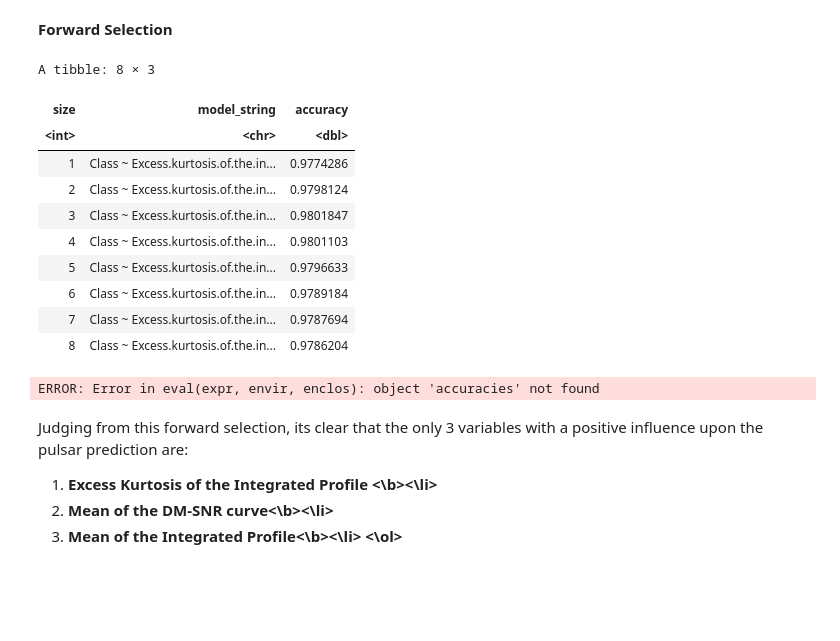
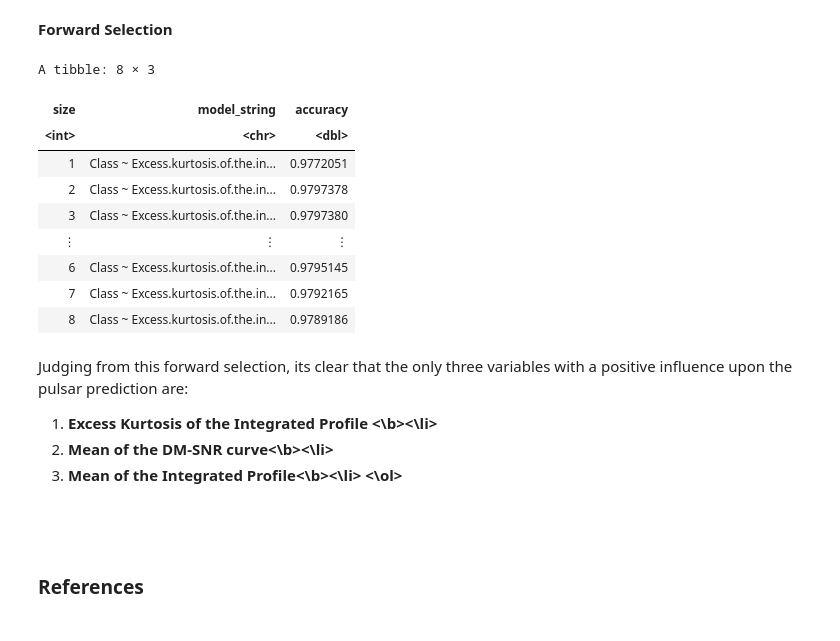
Before and after one commit to Remembria/Group-Analysis-of-Pulsar-Signalling, a Jupyter notebook: Group_Project_Report.ipynb, the cells around one changed output. Cells and saved outputs as stored; diff of their text form; code cells hidden in the pictures.

```diff
--- a/Group_Project_Report.ipynb
+++ b/Group_Project_Report.ipynb
@@ -202,8 +178,6 @@ ggpairs(pulsar_training)
 # %% [markdown]
 **Forward Selection**
 # %%
-options(repr.matrix.max.rows = 10)
-
 p_cols <- colnames(pulsar_training %>% select(-Class))
 
 accuracies <- tibble(size = integer(),
@@ -233,47 +207,42 @@ for (i in 1:length(p_cols)) {
             step_center(all_predictors())
 
         acc <- workflow() %>%
                         add_recipe(pulsar_recipe) %>%
                         add_model(knn_spec) %>%
                         tune_grid(resamples = pulsar_vfold, grid = 10) %>%
                         collect_metrics() %>%
                         filter(.metric == "accuracy") %>%
                         summarize(mx = max(mean))
 
         acc <- acc$mx %>% unlist()
 
         accs[[j]] <- acc
 
         models[[j]] <- model_string
     }
     jstar <- which.max(unlist(accs))
     accuracies <- accuracies %>%
                     add_row(size = i,
                             model_string = models[[jstar]],
                             accuracy = accs[[jstar]])
     selected <- c(selected, p_cols[[jstar]])
     p_cols <- p_cols[-jstar]
 }
 
 accuracies
 # %% [output]
 A tibble: 8 × 3
 | size | model_string | accuracy |
 | <int> | <chr> | <dbl> |
-| 1 | Class ~ Excess.kurtosis.of.the.in... | 0.9774286 |
-| 2 | Class ~ Excess.kurtosis.of.the.in... | 0.9798124 |
-| 3 | Class ~ Excess.kurtosis.of.the.in... | 0.9801847 |
-| 4 | Class ~ Excess.kurtosis.of.the.in... | 0.9801103 |
-| 5 | Class ~ Excess.kurtosis.of.the.in... | 0.9796633 |
-| 6 | Class ~ Excess.kurtosis.of.the.in... | 0.9789184 |
-| 7 | Class ~ Excess.kurtosis.of.the.in... | 0.9787694 |
-| 8 | Class ~ Excess.kurtosis.of.the.in... | 0.9786204 |
+| 1 | Class ~ Excess.kurtosis.of.the.in... | 0.9772051 |
+| 2 | Class ~ Excess.kurtosis.of.the.in... | 0.9797378 |
+| 3 | Class ~ Excess.kurtosis.of.the.in... | 0.9797380 |
+| ⋮ | ⋮ | ⋮ |
+| 6 | Class ~ Excess.kurtosis.of.the.in... | 0.9795145 |
+| 7 | Class ~ Excess.kurtosis.of.the.in... | 0.9792165 |
+| 8 | Class ~ Excess.kurtosis.of.the.in... | 0.9789186 |
-# %%
-accuracies
-# %% [output]
-ERROR: Error in eval(expr, envir, enclos): object 'accuracies' not found
 # %% [markdown]
-Judging from this forward selection, its clear that the only 3 variables with a positive influence upon the pulsar prediction are:
+Judging from this forward selection, its clear that the only three variables with a positive influence upon the pulsar prediction are:
 <ol>
   <li><b>Excess Kurtosis of the Integrated Profile <\b><\li>
   <li><b>Mean of the DM-SNR curve<\b><\li>
@@ -281,3 +250,5 @@ Judging from this forward selection, its clear that the only 3 variables with a
 <\ol>
 # %% [markdown]
 ###
+# %% [markdown]
+<h3>References<h3>
```
Also changed, not shown: parts of 9 cells of this notebook, 1 other file.
